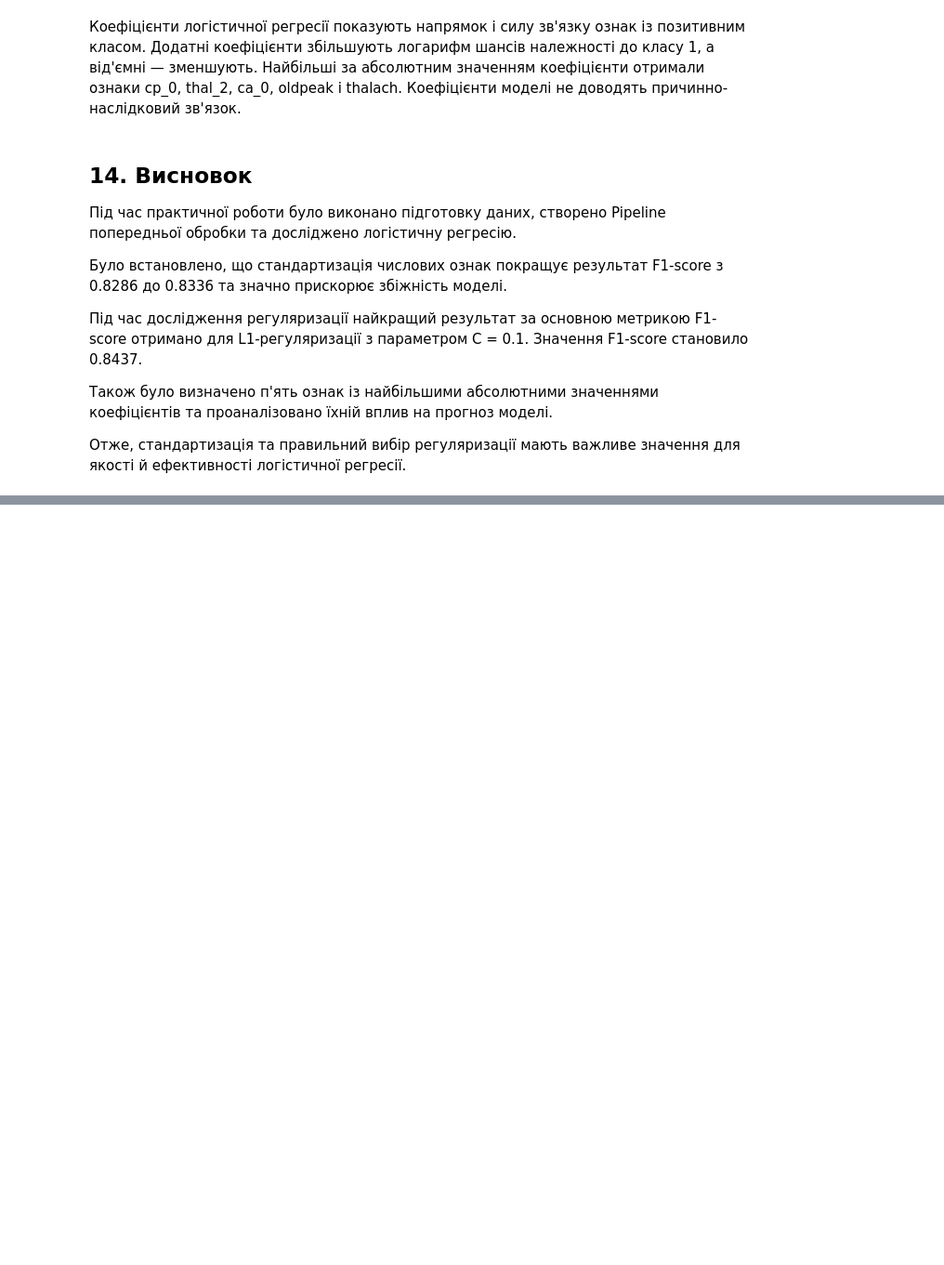
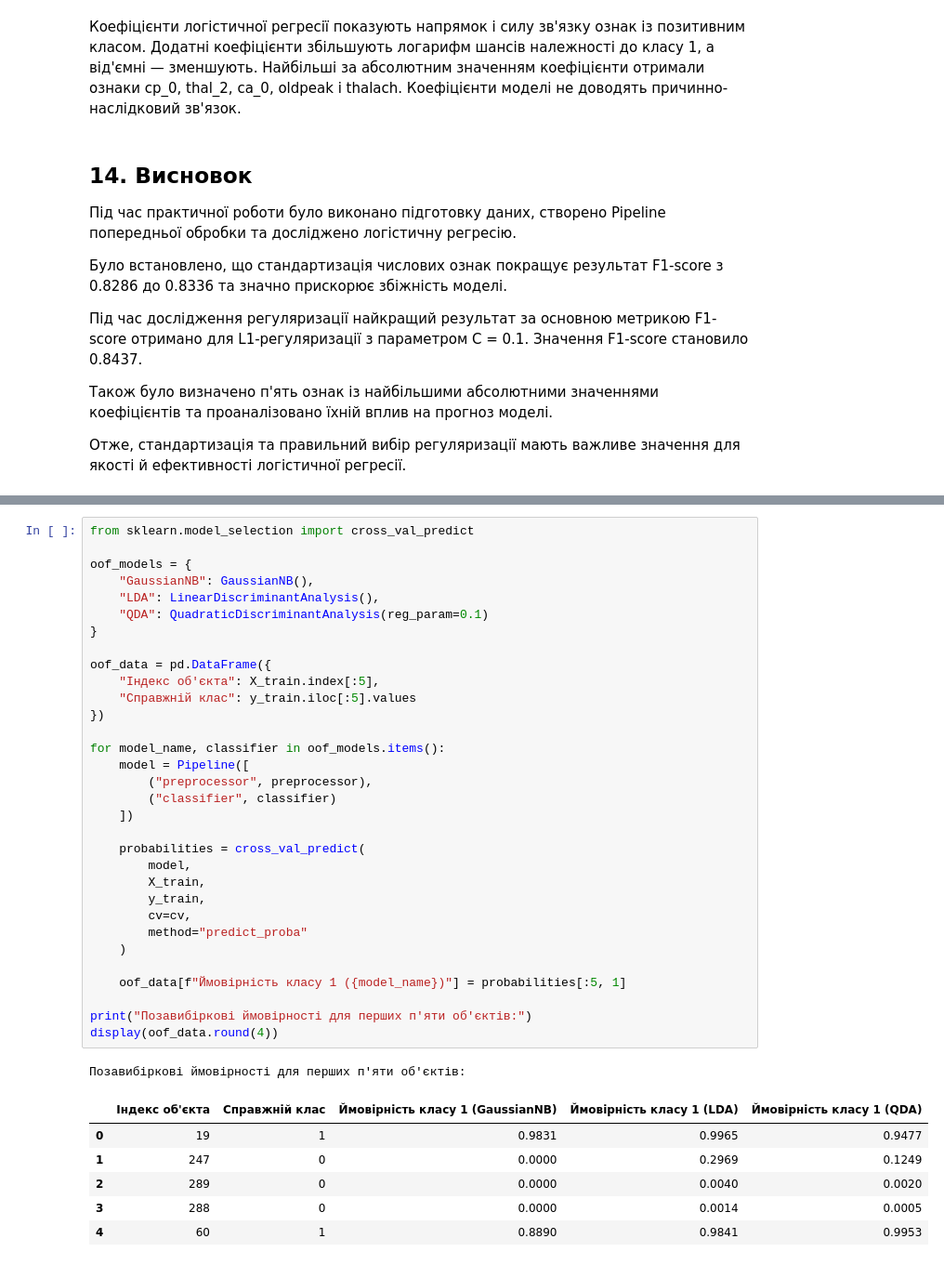
Before and after one commit to Oleksandr-123/practice-1, a Jupyter notebook: classification-mini-project/notebooks/PR04_Maslak_Oleksandr.ipynb, the cells around one changed output, grey strips where cells are left out. Shown at 93% size. Cells and saved outputs as stored; diff of their text form; blank space fills up the shorter version.

```diff
--- a/classification-mini-project/notebooks/PR04_Maslak_Oleksandr.ipynb
+++ b/classification-mini-project/notebooks/PR04_Maslak_Oleksandr.ipynb
@@ -461,0 +721,40 @@ display(top_coefficients.round(4))
+# %%
+from sklearn.model_selection import cross_val_predict
+
+oof_models = {
+    "GaussianNB": GaussianNB(),
+    "LDA": LinearDiscriminantAnalysis(),
+    "QDA": QuadraticDiscriminantAnalysis(reg_param=0.1)
+}
+
+oof_data = pd.DataFrame({
+    "Індекс об'єкта": X_train.index[:5],
+    "Справжній клас": y_train.iloc[:5].values
+})
+
+for model_name, classifier in oof_models.items():
+    model = Pipeline([
+        ("preprocessor", preprocessor),
+        ("classifier", classifier)
+    ])
+
+    probabilities = cross_val_predict(
+        model,
+        X_train,
+        y_train,
+        cv=cv,
+        method="predict_proba"
+    )
+
+    oof_data[f"Ймовірність класу 1 ({model_name})"] = probabilities[:5, 1]
+
+print("Позавибіркові ймовірності для перших п'яти об'єктів:")
+display(oof_data.round(4))
+# %% [output]
+Позавибіркові ймовірності для перших п'яти об'єктів:
+|  | Індекс об'єкта | Справжній клас | Ймовірність класу 1 (GaussianNB) | Ймовірність класу 1 (LDA) | Ймовірність класу 1 (QDA) |
+| 0 | 19 | 1 | 0.9831 | 0.9965 | 0.9477 |
+| 1 | 247 | 0 | 0.0000 | 0.2969 | 0.1249 |
+| 2 | 289 | 0 | 0.0000 | 0.0040 | 0.0020 |
+| 3 | 288 | 0 | 0.0000 | 0.0014 | 0.0005 |
+| 4 | 60 | 1 | 0.8890 | 0.9841 | 0.9953 |
```
Also changed, not shown: parts of 19 cells of this notebook.
